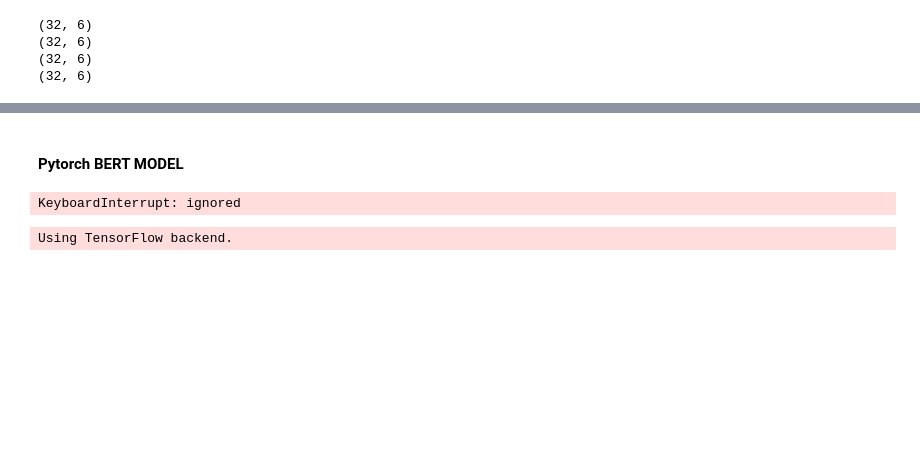
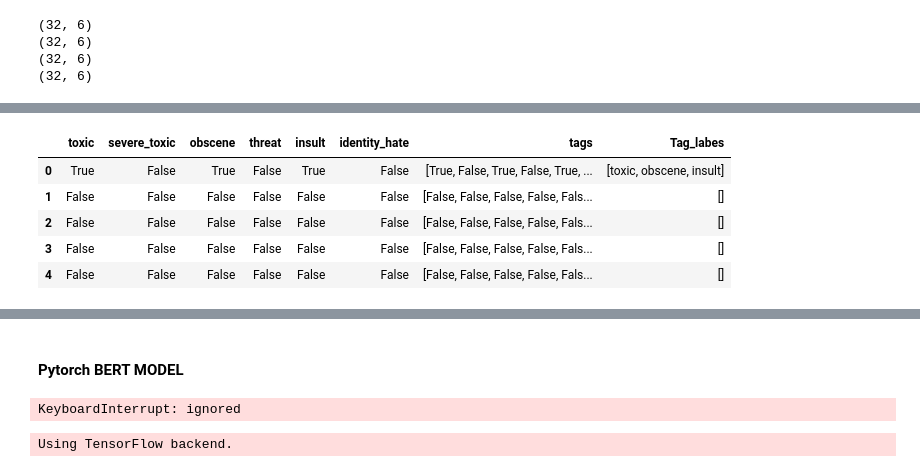
Before and after one commit to binliu0630/Deep_Learning, a Jupyter notebook: Multilabel_Toxic_Comments_Transformer.ipynb, the cells around one changed output, grey strips where cells are left out. Saved outputs shown, nothing was run; the diff lists cells and outputs as text; code cells hidden in the pictures; blank space fills up the shorter version.

```diff
--- a/Multilabel_Toxic_Comments_Transformer.ipynb
+++ b/Multilabel_Toxic_Comments_Transformer.ipynb
@@ -360,0 +387,19 @@ identity_hate roc_auc 0.9775397181510925
+# %%
+preds = []
+for i, (token_ids, masks) in enumerate(tqdm(test_dataset, total=test_steps)):
+    sample_ids = df_test.iloc[i*TEST_BATCH_SIZE:(i+1)*TEST_BATCH_SIZE]['id']
+    #print(sample_ids)
+    predictions = model(token_ids, attention_mask=masks).numpy()
+    #print(predictions)
+    #pred_bools = [pl>0.5 for pl in predictions]
+    #print(pred_bools)
+    preds.append(predictions)
+    #df_test.loc[sample_ids, label_cols] = predictions
+    break
+# %%
+# expand the list of list
+pred_labels = [item for sublist in preds for item in sublist]
+# %%
+# apply a threshhold
+pred_labels = pd.DataFrame(pred_labels, columns=label_cols) >0.5
+pred_labels.head()
@@ -360,0 +413,13 @@ identity_hate roc_auc 0.9775397181510925
+# %%
+pred_labels['tags'] = pred_labels.values.tolist()
+# %%
+pred_labels['Tag_labes'] = pred_labels['tags'].apply(lambda x: [l for (l,v) in zip(label_cols,x) if v])
+
+pred_labels.head()
+# %% [output]
+|  | toxic | severe_toxic | obscene | threat | insult | identity_hate | tags | Tag_labes |
+| 0 | True | False | True | False | True | False | [True, False, True, False, True, ... | [toxic, obscene, insult] |
+| 1 | False | False | False | False | False | False | [False, False, False, False, Fals... | [] |
+| 2 | False | False | False | False | False | False | [False, False, False, False, Fals... | [] |
+| 3 | False | False | False | False | False | False | [False, False, False, False, Fals... | [] |
+| 4 | False | False | False | False | False | False | [False, False, False, False, Fals... | [] |
```
Also changed, not shown: parts of 19 cells of this notebook.
